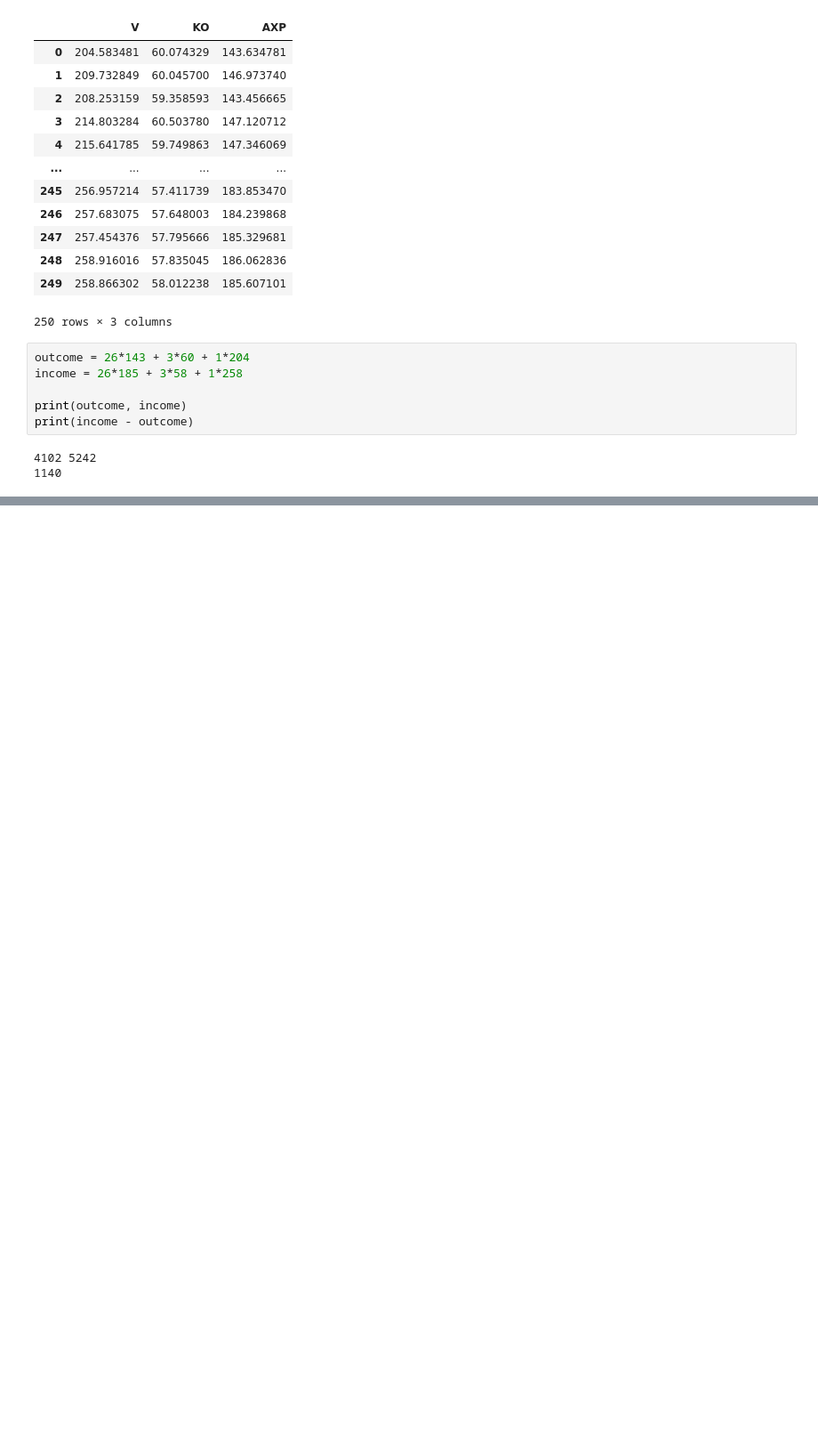
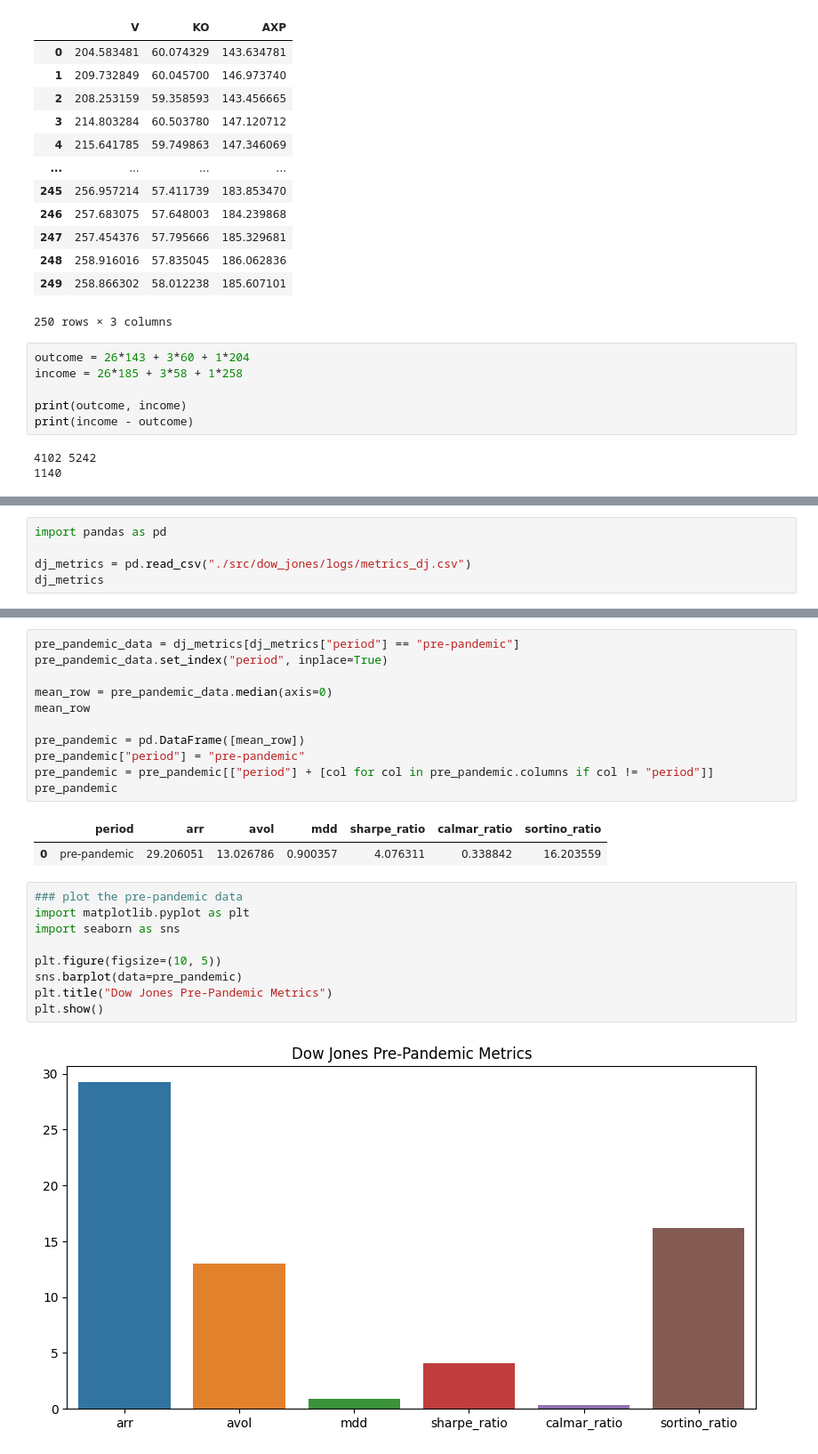
Before and after one commit to PaulaPerazzo/Deep-Gym-Trading, a Jupyter notebook: djones.ipynb, the cells around one changed output, grey strips where cells are left out. Shown: that part at 89% size. Saved outputs shown, nothing was run; the diff lists cells and outputs as text; blank space fills up the shorter version.

```diff
--- a/djones.ipynb
+++ b/djones.ipynb
@@ -768,0 +771,5 @@ print(income - outcome)
+# %%
+import pandas as pd
+
+dj_metrics = pd.read_csv("./src/dow_jones/logs/metrics_dj.csv")
+dj_metrics
@@ -768,0 +794,25 @@ print(income - outcome)
+# %%
+pre_pandemic_data = dj_metrics[dj_metrics["period"] == "pre-pandemic"]
+pre_pandemic_data.set_index("period", inplace=True)
+
+mean_row = pre_pandemic_data.median(axis=0)
+mean_row
+
+pre_pandemic = pd.DataFrame([mean_row])
+pre_pandemic["period"] = "pre-pandemic"
+pre_pandemic = pre_pandemic[["period"] + [col for col in pre_pandemic.columns if col != "period"]]
+pre_pandemic
+# %% [output]
+|  | period | arr | avol | mdd | sharpe_ratio | calmar_ratio | sortino_ratio |
+| 0 | pre-pandemic | 29.206051 | 13.026786 | 0.900357 | 4.076311 | 0.338842 | 16.203559 |
+# %%
+### plot the pre-pandemic data
+import matplotlib.pyplot as plt
+import seaborn as sns
+
+plt.figure(figsize=(10, 5))
+sns.barplot(data=pre_pandemic)
+plt.title("Dow Jones Pre-Pandemic Metrics")
+plt.show()
+# %% [output]
+[figure, added]
```
Also changed, not shown: parts of 18 cells of this notebook, 13 other files.
